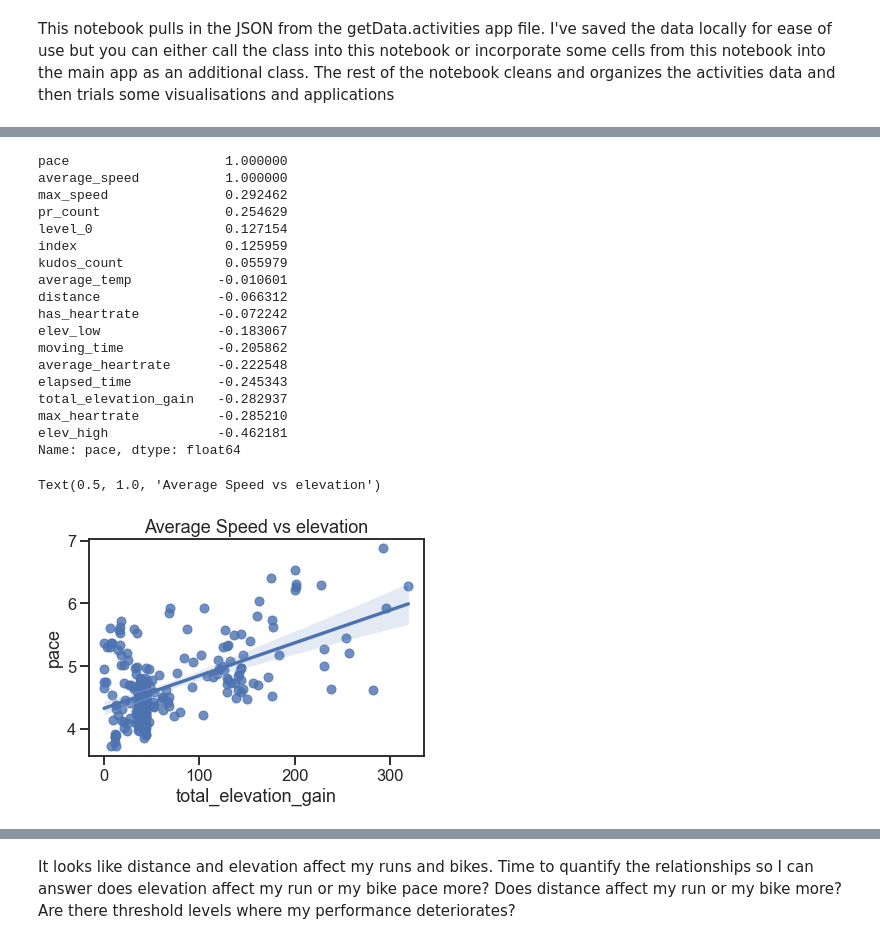
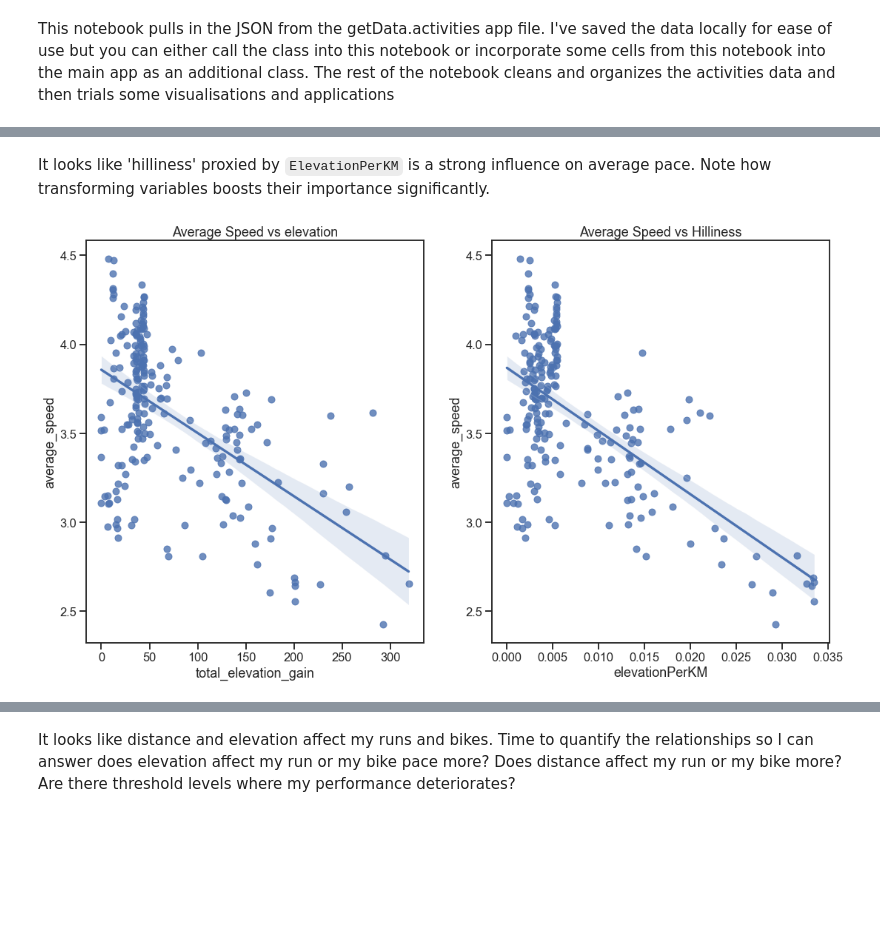
Before and after one commit to dougiebudge/stravaExperiment, a Jupyter notebook: explore.ipynb, the cells around one changed output, grey strips where cells are left out. Drawn from its saved outputs; the diff is of its cells as text; code cells hidden in the pictures; blank space fills up the shorter version.

```diff
--- a/explore.ipynb
+++ b/explore.ipynb
@@ -23,14 +23,24 @@ warnings.filterwarnings("ignore")
 data = open("data.json","r")
 activities = json.loads(data.read())
 df= pd.DataFrame(activities)
-df= df[["athlete","name","distance","moving_time","elapsed_time","start_latlng","total_elevation_gain","type","average_temp","start_date_local","location_city","location_country","kudos_count","average_speed","max_speed","has_heartrate","average_heartrate","max_heartrate","elev_high","elev_low","pr_count"]]
+df= df[["athlete","name","distance","moving_time","elapsed_time","total_elevation_gain","type","average_temp","start_date_local","location_city","average_speed","average_heartrate","pr_count"]]
+
+#Handle datetime vars
 df['start_date_local']=pd.to_datetime(df['start_date_local'])
 df['start_time']=df['start_date_local'].dt.time
 df['start_date']=df['start_date_local'].dt.date
 df['start_date']=pd.to_datetime(df['start_date'])
 df['start_time']= pd.to_datetime(df['start_time'], format='%H:%M:%S')
+df["elevationPerKM"]= df["total_elevation_gain"]/df["distance"]
+#Drop swims
+df=df.loc[df['type']!= "Swim"]
+df.reset_index(drop=True,inplace=True)
 
-df=df.loc[df['type']!= "Swim"]
-df["pace"]= df["average_speed"]*3.6
-df.reset_index(inplace=True)
-df.head(5)
+#Separate the acitivities into types
+#Runs
+runs= df.loc[df["type"]=="Run"]
+short_runs= runs.loc[df["distance"] <= 10000]
+runs.reset_index(drop=True,inplace=True)
+#Bike Rides
+rides=df.loc[df["type"]=="Ride"]
+rides.reset_index(drop=True,inplace=True)
@@ -45,10 +46,0 @@ df.head(5)
-# %%
-#Separate the acitivities into types
-runs= df.loc[df["type"]=="Run"]
-runs['pace']= 1000/(runs["average_speed"]*60)
-short_runs= runs.loc[df["distance"] <= 10000]
-runs.reset_index(inplace=True)
-
-rides=df.loc[df["type"]=="Ride"]
-rides["pace"]= rides["average_speed"]*3.6
-rides.reset_index(inplace=True)
@@ -105,30 +99,12 @@ Name: pace, dtype: float64
-# %%
-ride_corr_matrix = rides.corr()
-print(ride_corr_matrix["pace"].sort_values(ascending=False))
-# %% [output]
-pace                    1.000000
-average_speed           1.000000
-max_speed               0.292462
-pr_count                0.254629
-level_0                 0.127154
-index                   0.125959
-kudos_count             0.055979
-average_temp           -0.010601
-distance               -0.066312
-has_heartrate          -0.072242
-elev_low               -0.183067
-moving_time            -0.205862
-average_heartrate      -0.222548
-elapsed_time           -0.245343
-total_elevation_gain   -0.282937
-max_heartrate          -0.285210
-elev_high              -0.462181
-Name: pace, dtype: float64
+# %% [markdown]
+It looks like 'hilliness' proxied by `ElevationPerKM` is a strong influence on average pace. Note how transforming variables boosts their importance significantly.
 # %%
-sns.set(style="ticks", context="talk")
-sns.regplot(x='total_elevation_gain', y = 'pace', data = runs).set_title("Average Speed vs elevation")
+fig, axs= plt.subplots(ncols=2, figsize=(18,10))
+#sns.set(style="ticks", context="talk")
+sns.regplot(x='total_elevation_gain', y = 'average_speed', data = runs, ax=axs[0]).set_title("Average Speed vs elevation")
+sns.regplot(x='elevationPerKM', y = 'average_speed', data = runs, ax=axs[1]).set_title("Average Speed vs Hilliness")
+plt.show()
 # %% [output]
-Text(0.5, 1.0, 'Average Speed vs elevation')
-[figure, old version]
+[figure, new version]
 # %%
 def print_boxplot(type_data,feature, figsize=(14, 10)):
```
Also changed, not shown: parts of 28 cells of this notebook, 2 other files.
